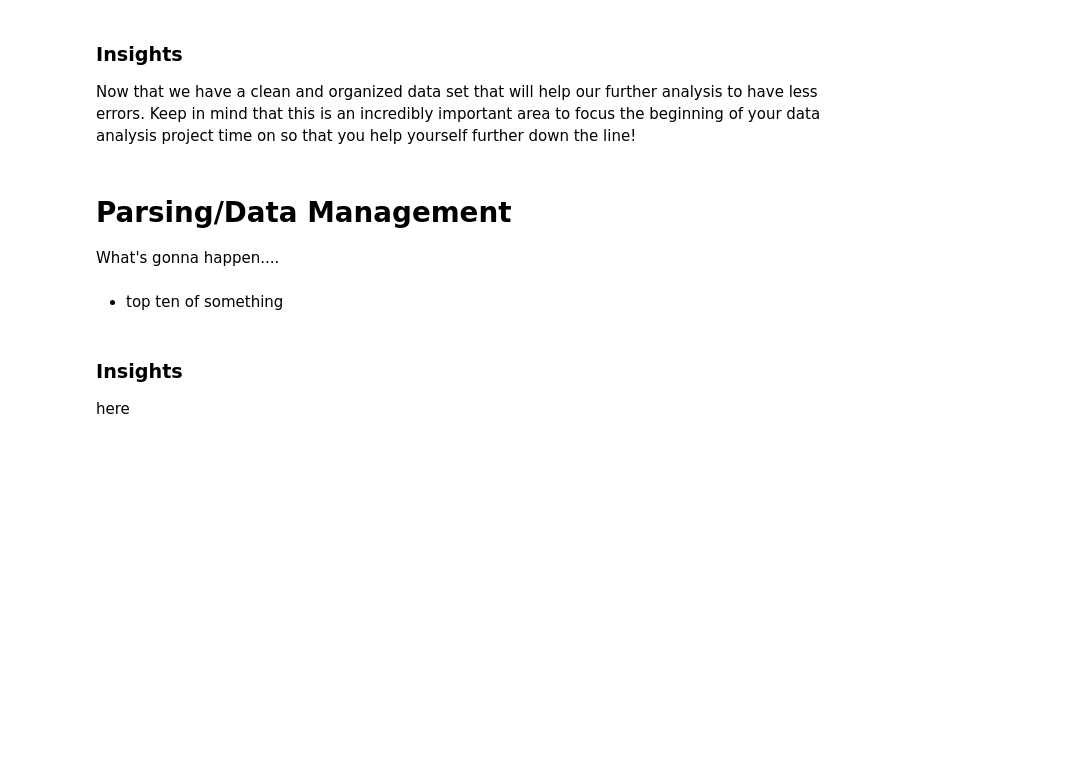
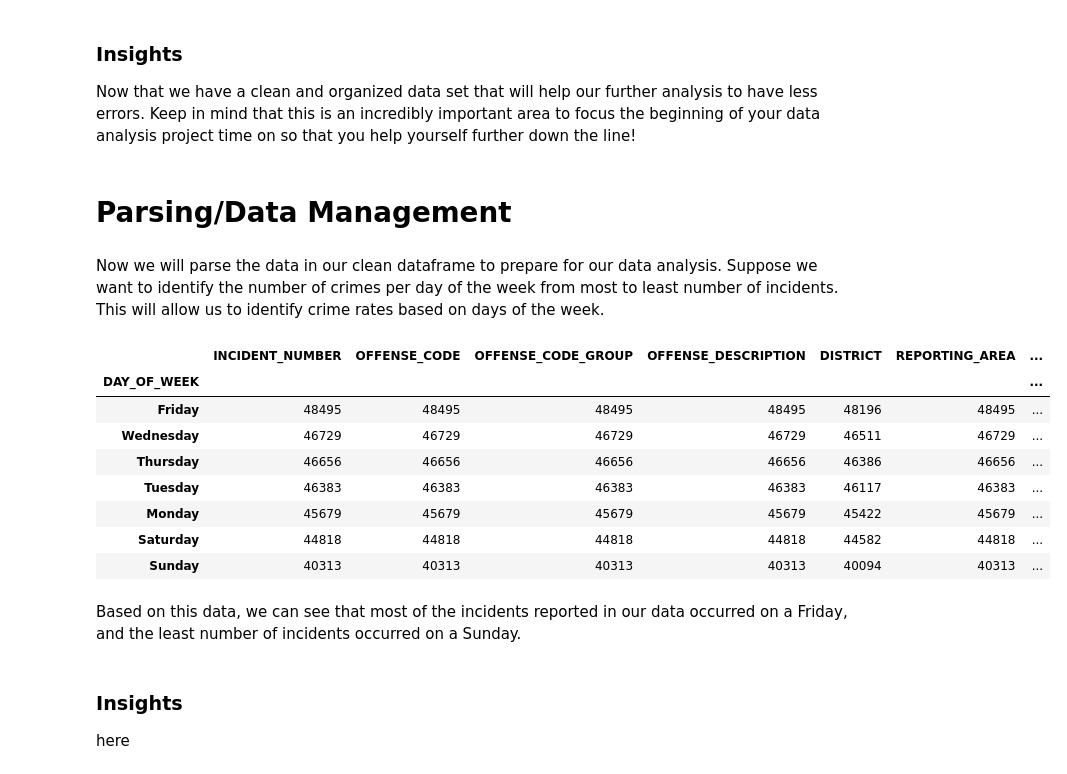
Before and after one commit to eschick4/eschick4.github.io, a Jupyter notebook: Final Tutorial.ipynb, the cells around one changed output. Drawn from its saved outputs; the diff is of its cells as text; code cells hidden in the pictures; blank space fills up the shorter version.

```diff
--- a/Final Tutorial.ipynb
+++ b/Final Tutorial.ipynb
@@ -144,6 +144,3 @@ df.head()
 Now that we have a clean and organized data set that will help our further analysis to have less errors. Keep in mind that this is an incredibly important area to focus the beginning of your data analysis project time on so that you help yourself further down the line!
 # %% [markdown]
 # Parsing/Data Management
-What's gonna happen....
-# %% [markdown]
-- top ten of something
@@ -152,3 +147,24 @@ What's gonna happen....
+# %% [markdown]
+Now we will parse the data in our clean dataframe to prepare for our data analysis. Suppose we want to identify the number of crimes per day of the week from most to least number of incidents. This will allow us to identify crime rates based on days of the week.
+# %%
+# Group the dataframe entities by day of the week and count the number of non-null entries per column
+num_crimes_df = df.groupby('DAY_OF_WEEK').count()
+
+# Arrange in descending order based on incident_number count
+num_crimes_df = num_crimes_df.sort_values("INCIDENT_NUMBER", ascending=False)
+num_crimes_df
+# %% [output]
+|  | INCIDENT_NUMBER | OFFENSE_CODE | OFFENSE_CODE_GROUP | OFFENSE_DESCRIPTION | DISTRICT | REPORTING_AREA | ... |
+| DAY_OF_WEEK |  |  |  |  |  |  | ... |
+| Friday | 48495 | 48495 | 48495 | 48495 | 48196 | 48495 | ... |
+| Wednesday | 46729 | 46729 | 46729 | 46729 | 46511 | 46729 | ... |
+| Thursday | 46656 | 46656 | 46656 | 46656 | 46386 | 46656 | ... |
+| Tuesday | 46383 | 46383 | 46383 | 46383 | 46117 | 46383 | ... |
+| Monday | 45679 | 45679 | 45679 | 45679 | 45422 | 45679 | ... |
+| Saturday | 44818 | 44818 | 44818 | 44818 | 44582 | 44818 | ... |
+| Sunday | 40313 | 40313 | 40313 | 40313 | 40094 | 40313 | ... |
+# %% [markdown]
+Based on this data, we can see that most of the incidents reported in our data occurred on a Friday, and the least number of incidents occurred on a Sunday.
 # %% [markdown]
 ### Insights
 here
```
Also changed, not shown: parts of 5 cells of this notebook.
